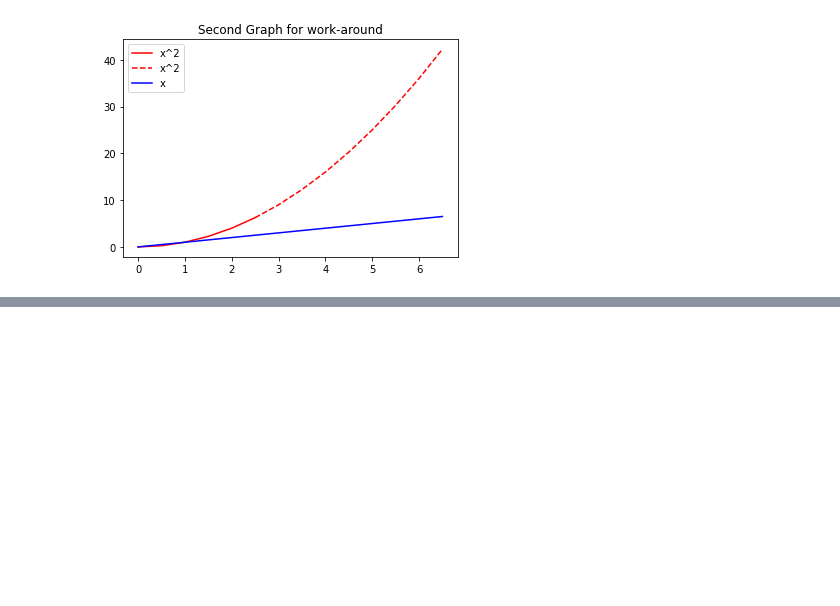
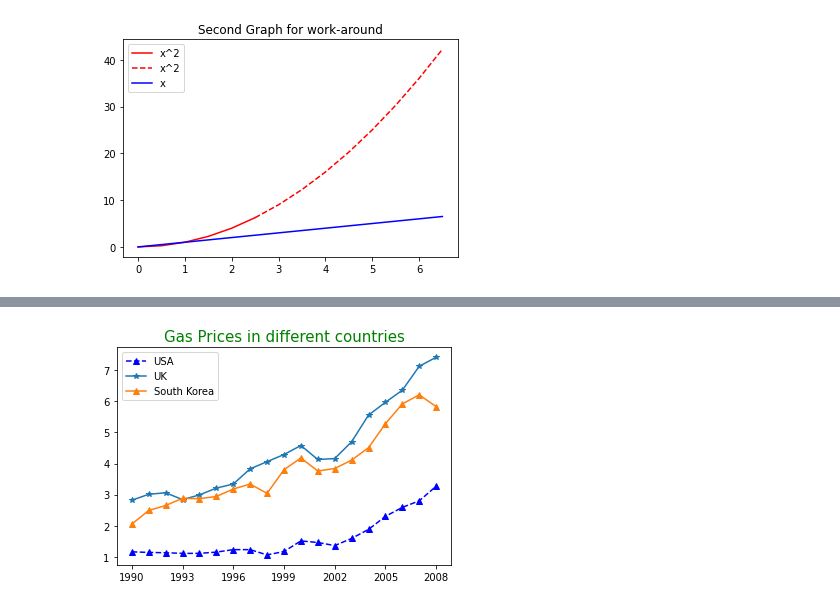
Before and after one commit to palleramcharan/Pythonpractice, a Jupyter notebook: FreeCodeCampPractice.ipynb, the cells around one changed output, grey strips where cells are left out. Cells and saved outputs as stored; diff of their text form; code cells hidden in the pictures; blank space fills up the shorter version.

```diff
--- a/FreeCodeCampPractice.ipynb
+++ b/FreeCodeCampPractice.ipynb
@@ -396,0 +425,3 @@ plt.show()
+# %%
+from google.colab import files
+Uploaded1=files.upload()
@@ -396,0 +431,5 @@ plt.show()
+# %%
+import io
+
+gas=pd.read_csv(io. BytesIO(Uploaded1['gas_prices.csv']))
+gas
@@ -396,0 +454,15 @@ plt.show()
+# %%
+plt.title("Gas Prices in different countries",{"color":"green","fontsize":15})
+plt.plot(gas['Year'],gas['USA'],'b^--',label="USA")
+plt.plot(gas['Year'],gas['UK'],label="UK",marker='*')
+plt.plot(gas['Year'],gas['South Korea'],label="South Korea",marker='^')
+#plt.xticks([gas["Year"].min(),gas["Year"].max()])
+#print(gas['Year'][::3])  #this gives the iteration of the xaxis range
+plt.xticks(gas["Year"][::3])
+
+
+
+plt.legend()
+plt.show()
+# %% [output]
+[figure, added]
```
Also changed, not shown: parts of 8 cells of this notebook.
